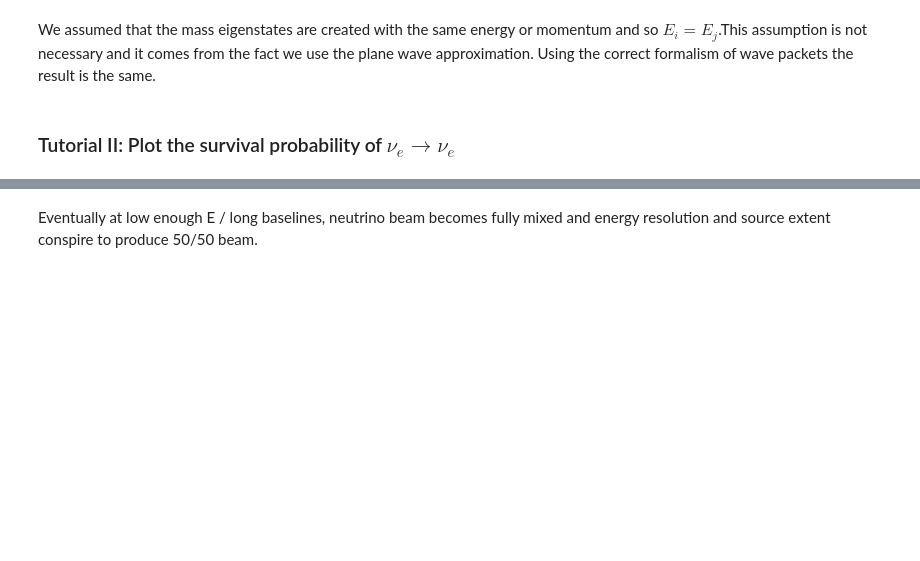
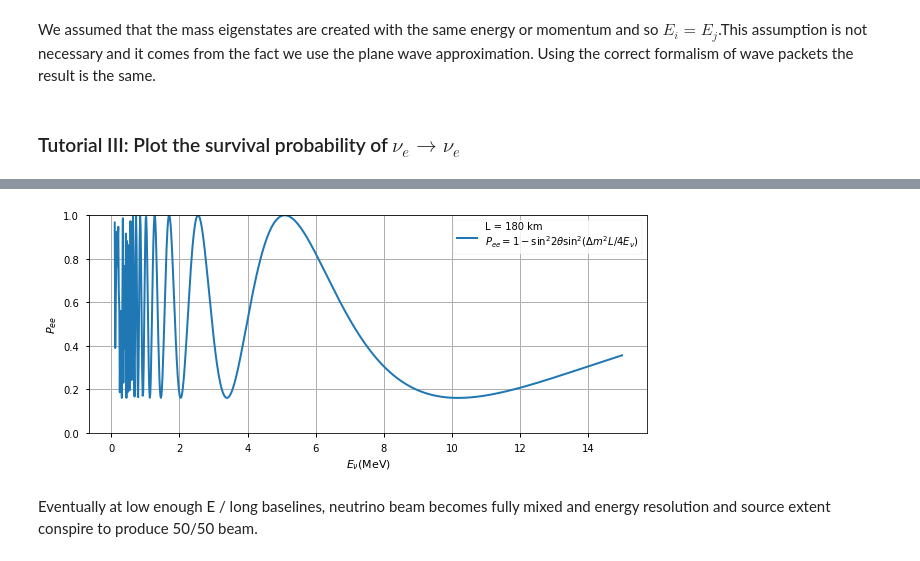
Before and after one commit to zemrude/PHYS-F-467, a Jupyter notebook: PA4.ipynb, the cells around one changed output, grey strips where cells are left out. Cells and saved outputs as stored; diff of their text form; code cells hidden in the pictures; blank space fills up the shorter version.

```diff
--- a/PA4.ipynb
+++ b/PA4.ipynb
@@ -874,7 +880,7 @@ $$P(\nu_e \rightarrow \nu_e)  = 1 - \sin^2 2\theta \sin^2\left[1.27 \left(\frac{
 # %% [markdown]
 We assumed that the mass eigenstates are created with the same energy or momentum and so $E_i = E_j$.This assumption is not necessary and it comes from the fact we use the plane wave approximation. Using the correct formalism of wave packets the result is the same.
 # %% [markdown]
-### Tutorial II: Plot the survival probability of $\nu_e \rightarrow \nu_e$
+### Tutorial III: Plot the survival probability of $\nu_e \rightarrow \nu_e$
 # %%
 import astropy.units as u
 
@@ -887,14 +893,15 @@ sin_square_theta_12 = 0.84 #maximum mixing
 def prob_survival(E, L):
     return 1 - sin_square_theta_12 * np.sin(1.27*delta_m_sun * L / E)**2
 
-fig, ax = plt.subplots(figsize=(7,7))
+fig, ax = plt.subplots(figsize=(10,4))
 ax.set_ylim(0,1)
 ax.set_xlabel(r"$E_\nu ({\rm MeV})$")
 ax.set_ylabel("$P_{ee}$")
 
 E = np.linspace(0.1, 15, 1000) #in MeV
 
-ax.plot(E, prob_survival(E*1e-3,L), lw=2, label="L = %i km\n"%L+r"$P_{ee} = 1 -\sin^2 2\theta\sin^2(\Delta m^2L/4E_\nu)$")
+ax.plot(E, prob_survival(E*1e-3,L), lw=2,
+        label="L = %i km\n"%L+r"$P_{ee} = 1 -\sin^2 2\theta\sin^2(\Delta m^2L/4E_\nu)$")
 plt.legend(loc="best")
 ax.grid()
 plt.show()
@@ -903,3 +909,4 @@ plt.show()
+[figure, added]
 # %% [markdown]
 Eventually at low enough E / long baselines, neutrino beam becomes fully mixed and energy resolution and source extent conspire to produce 50/50 beam.
 # %%
```
Also changed, not shown: parts of 12 cells of this notebook.
